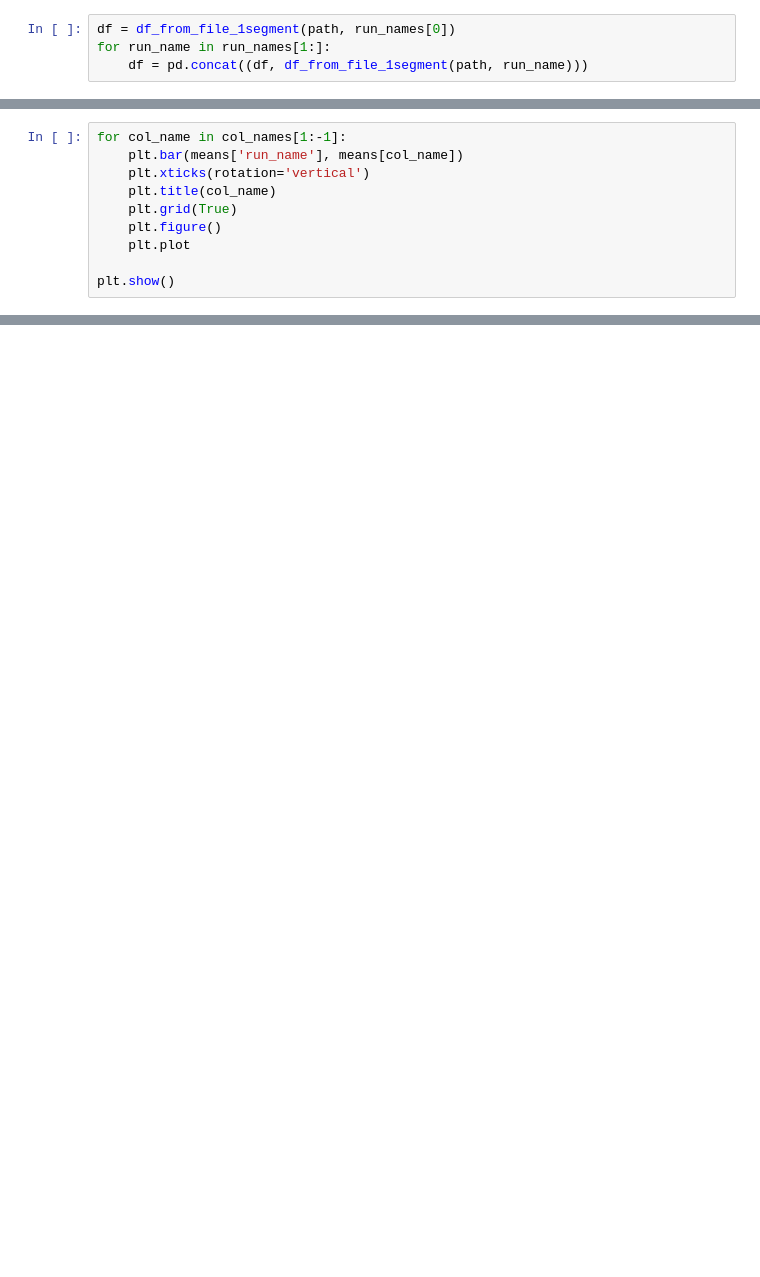
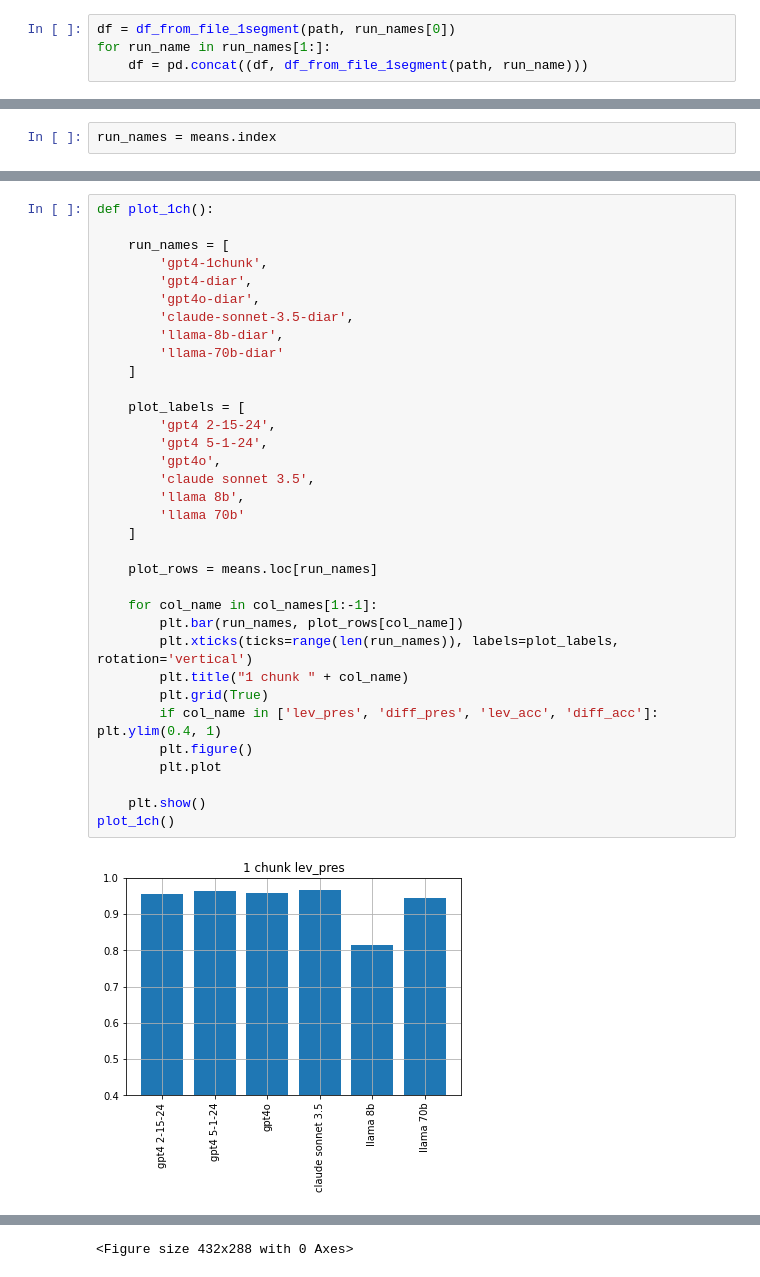
Before and after one commit to anniejain24/Diarization, a Jupyter notebook: diarized-labels-evaluation/plot_scores.ipynb, the cells around one changed output, grey strips where cells are left out. Cells and saved outputs as stored; diff of their text form; blank space fills up the shorter version.

```diff
--- a/diarized-labels-evaluation/plot_scores.ipynb
+++ b/diarized-labels-evaluation/plot_scores.ipynb
@@ -156,10 +148,0 @@ means
-# %%
-for col_name in col_names[1:-1]:
-    plt.bar(means['run_name'], means[col_name])
-    plt.xticks(rotation='vertical')
-    plt.title(col_name)
-    plt.grid(True)
-    plt.figure()
-    plt.plot
-
-plt.show()
@@ -323,0 +149,2 @@ plt.show()
+# %%
+run_names = means.index
@@ -323,0 +194,36 @@ plt.show()
+# %%
+def plot_1ch():
+
+    run_names = [
+        'gpt4-1chunk',
+        'gpt4-diar',
+        'gpt4o-diar',
+        'claude-sonnet-3.5-diar',
+        'llama-8b-diar',
+        'llama-70b-diar'
+    ]
+
+    plot_labels = [
+        'gpt4 2-15-24',
+        'gpt4 5-1-24',
+        'gpt4o',
+        'claude sonnet 3.5',
+        'llama 8b',
+        'llama 70b'
+    ]
+
+    plot_rows = means.loc[run_names]
+
+    for col_name in col_names[1:-1]:
+        plt.bar(run_names, plot_rows[col_name])
+        plt.xticks(ticks=range(len(run_names)), labels=plot_labels, rotation='vertical')
+        plt.title("1 chunk " + col_name)
+        plt.grid(True)
+        if col_name in ['lev_pres', 'diff_pres', 'lev_acc', 'diff_acc']: plt.ylim(0.4, 1)
+        plt.figure()
+        plt.plot
+
+    plt.show()
+plot_1ch()
+# %% [output]
+[figure, added]
@@ -323,0 +239 @@ plt.show()
+<Figure size 432x288 with 0 Axes>
```
Also changed, not shown: parts of 61 cells of this notebook, 14 other files.
